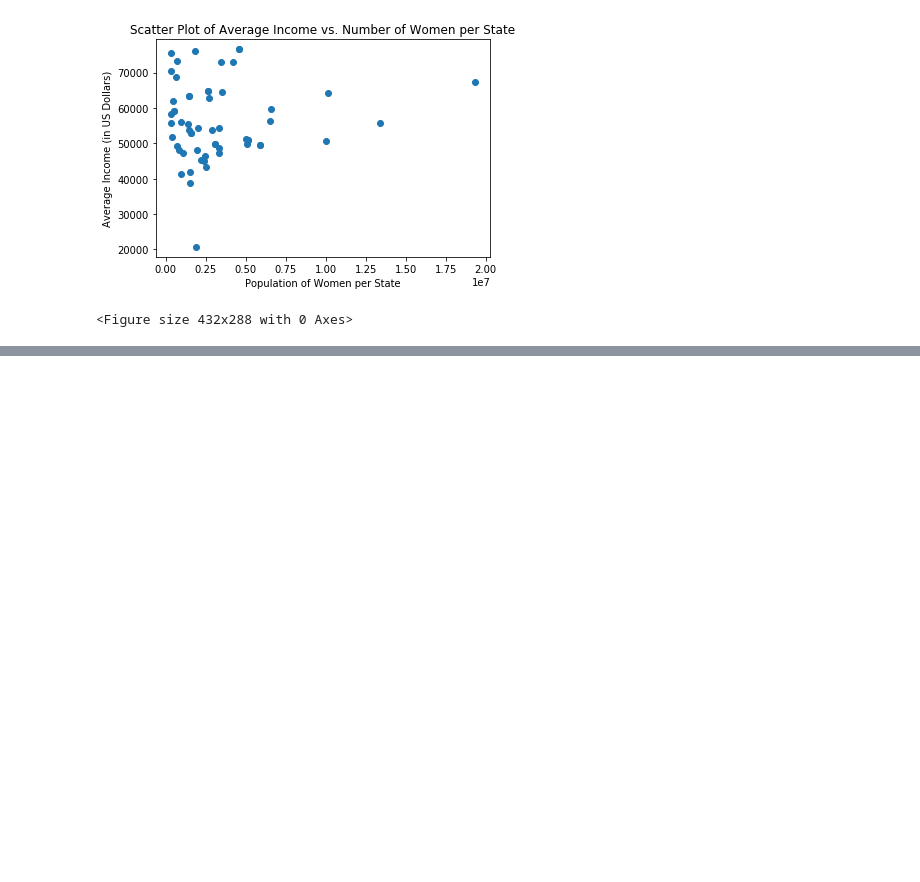
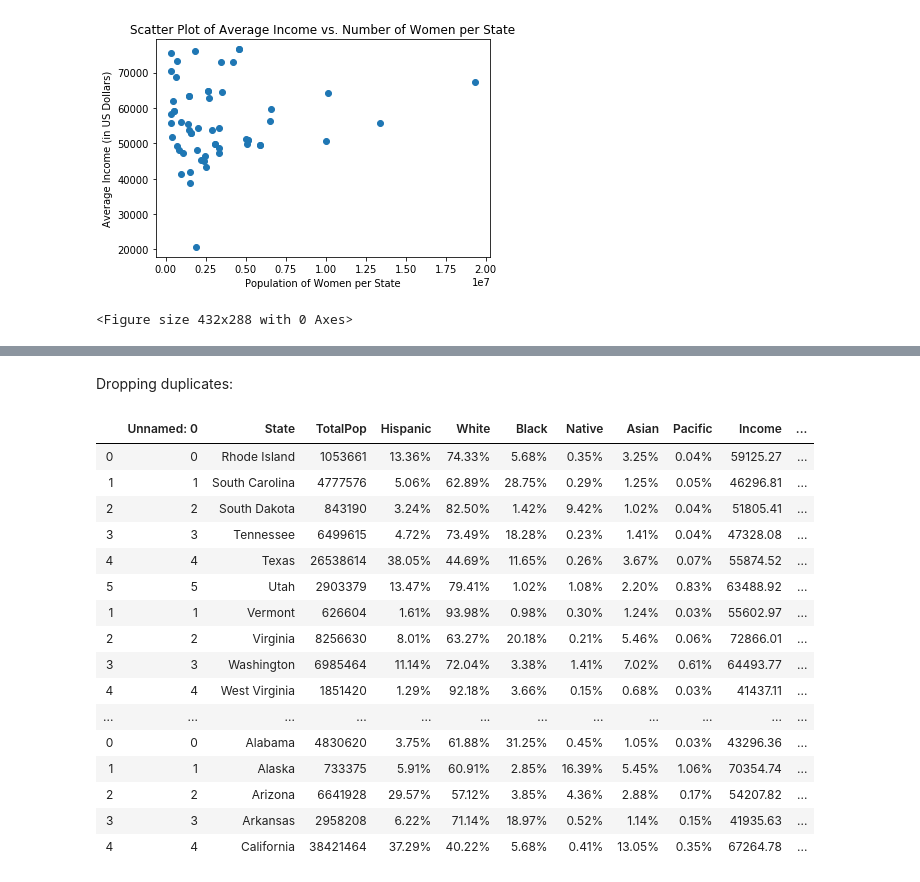
Before and after one commit to deepliya/Cleaning-US-Census-Data, a Jupyter notebook: Cleaning-US-Census-Data.ipynb, the cells around one changed output, grey strips where cells are left out. Drawn from its saved outputs; the diff is of its cells as text; code cells hidden in the pictures; blank space fills up the shorter version.

Commit message:
Checking for nan values and removing duplicates from Women column

```diff
--- a/Cleaning-US-Census-Data.ipynb
+++ b/Cleaning-US-Census-Data.ipynb
@@ -146,0 +153,4 @@ plt.clf()
+# %%
+'''print(us_census['Women'])'''
+us_census['Women'] = us_census['Women'].fillna(us_census['TotalPop'] - us_census['Men'])
+print(us_census['Women'])
@@ -146,0 +197,23 @@ plt.clf()
+# %% [markdown]
+Dropping duplicates:
+# %%
+census = us_census.drop_duplicates(subset = us_census.columns[1:])
+census
+# %% [output]
+|  | Unnamed: 0 | State | TotalPop | Hispanic | White | Black | Native | Asian | Pacific | Income | ... |
+| 0 | 0 | Rhode Island | 1053661 | 13.36% | 74.33% | 5.68% | 0.35% | 3.25% | 0.04% | 59125.27 | ... |
+| 1 | 1 | South Carolina | 4777576 | 5.06% | 62.89% | 28.75% | 0.29% | 1.25% | 0.05% | 46296.81 | ... |
+| 2 | 2 | South Dakota | 843190 | 3.24% | 82.50% | 1.42% | 9.42% | 1.02% | 0.04% | 51805.41 | ... |
+| 3 | 3 | Tennessee | 6499615 | 4.72% | 73.49% | 18.28% | 0.23% | 1.41% | 0.04% | 47328.08 | ... |
+| 4 | 4 | Texas | 26538614 | 38.05% | 44.69% | 11.65% | 0.26% | 3.67% | 0.07% | 55874.52 | ... |
+| 5 | 5 | Utah | 2903379 | 13.47% | 79.41% | 1.02% | 1.08% | 2.20% | 0.83% | 63488.92 | ... |
+| 1 | 1 | Vermont | 626604 | 1.61% | 93.98% | 0.98% | 0.30% | 1.24% | 0.03% | 55602.97 | ... |
+| 2 | 2 | Virginia | 8256630 | 8.01% | 63.27% | 20.18% | 0.21% | 5.46% | 0.06% | 72866.01 | ... |
+| 3 | 3 | Washington | 6985464 | 11.14% | 72.04% | 3.38% | 1.41% | 7.02% | 0.61% | 64493.77 | ... |
+| 4 | 4 | West Virginia | 1851420 | 1.29% | 92.18% | 3.66% | 0.15% | 0.68% | 0.03% | 41437.11 | ... |
+| ... | ... | ... | ... | ... | ... | ... | ... | ... | ... | ... | ... |
+| 0 | 0 | Alabama | 4830620 | 3.75% | 61.88% | 31.25% | 0.45% | 1.05% | 0.03% | 43296.36 | ... |
+| 1 | 1 | Alaska | 733375 | 5.91% | 60.91% | 2.85% | 16.39% | 5.45% | 1.06% | 70354.74 | ... |
+| 2 | 2 | Arizona | 6641928 | 29.57% | 57.12% | 3.85% | 4.36% | 2.88% | 0.17% | 54207.82 | ... |
+| 3 | 3 | Arkansas | 2958208 | 6.22% | 71.14% | 18.97% | 0.52% | 1.14% | 0.15% | 41935.63 | ... |
+| 4 | 4 | California | 38421464 | 37.29% | 40.22% | 5.68% | 0.41% | 13.05% | 0.35% | 67264.78 | ... |
```
Also changed, not shown: parts of 6 cells of this notebook.
